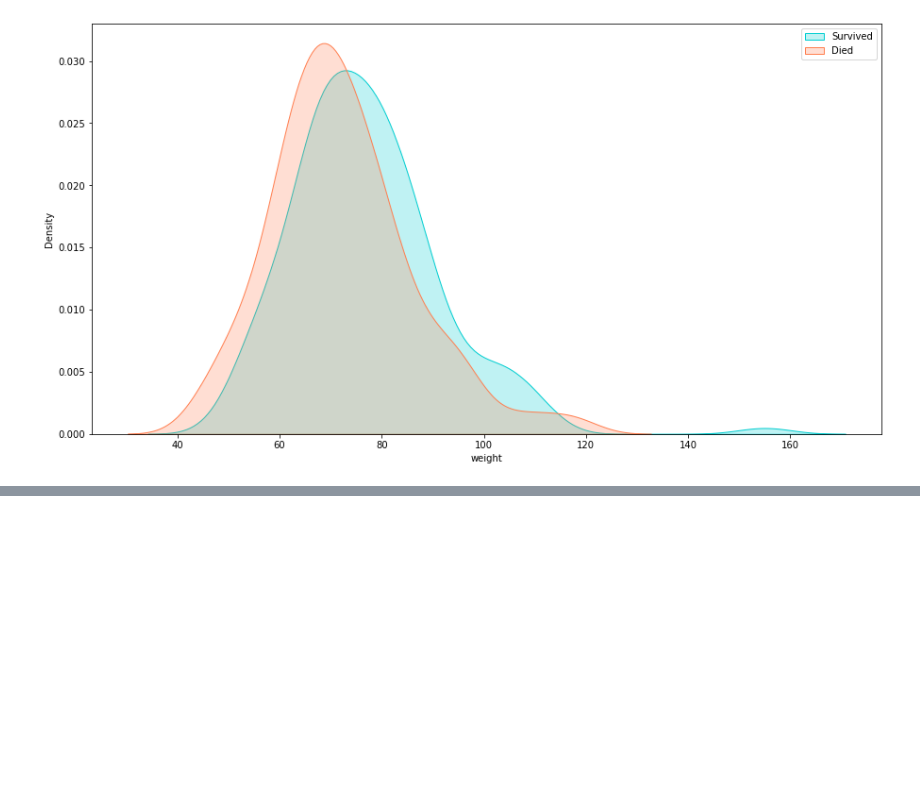
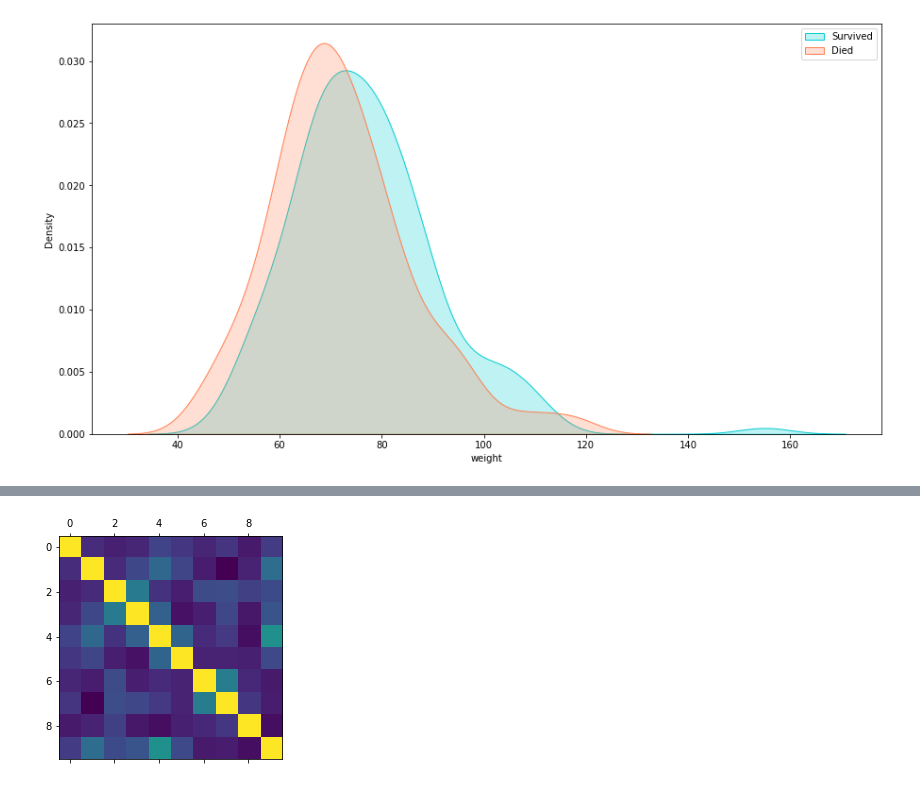
Before and after one commit to PrabjyotObhi/CMPE257, a Jupyter notebook: Lab_1/PartOne/part_one_lab.ipynb, the cells around one changed output, grey strips where cells are left out. Cells and saved outputs as stored; diff of their text form; code cells hidden in the pictures; blank space fills up the shorter version.

```diff
--- a/Lab_1/PartOne/part_one_lab.ipynb
+++ b/Lab_1/PartOne/part_one_lab.ipynb
@@ -206,0 +298,6 @@ def get_nulls(column_in_question):
+# %%
+#Make plot bigger
+plt.matshow(cardio_train_data_set.corr())
+plt.show()
+# %% [output]
+[figure, added]
```
Also changed, not shown: parts of 13 cells of this notebook.
